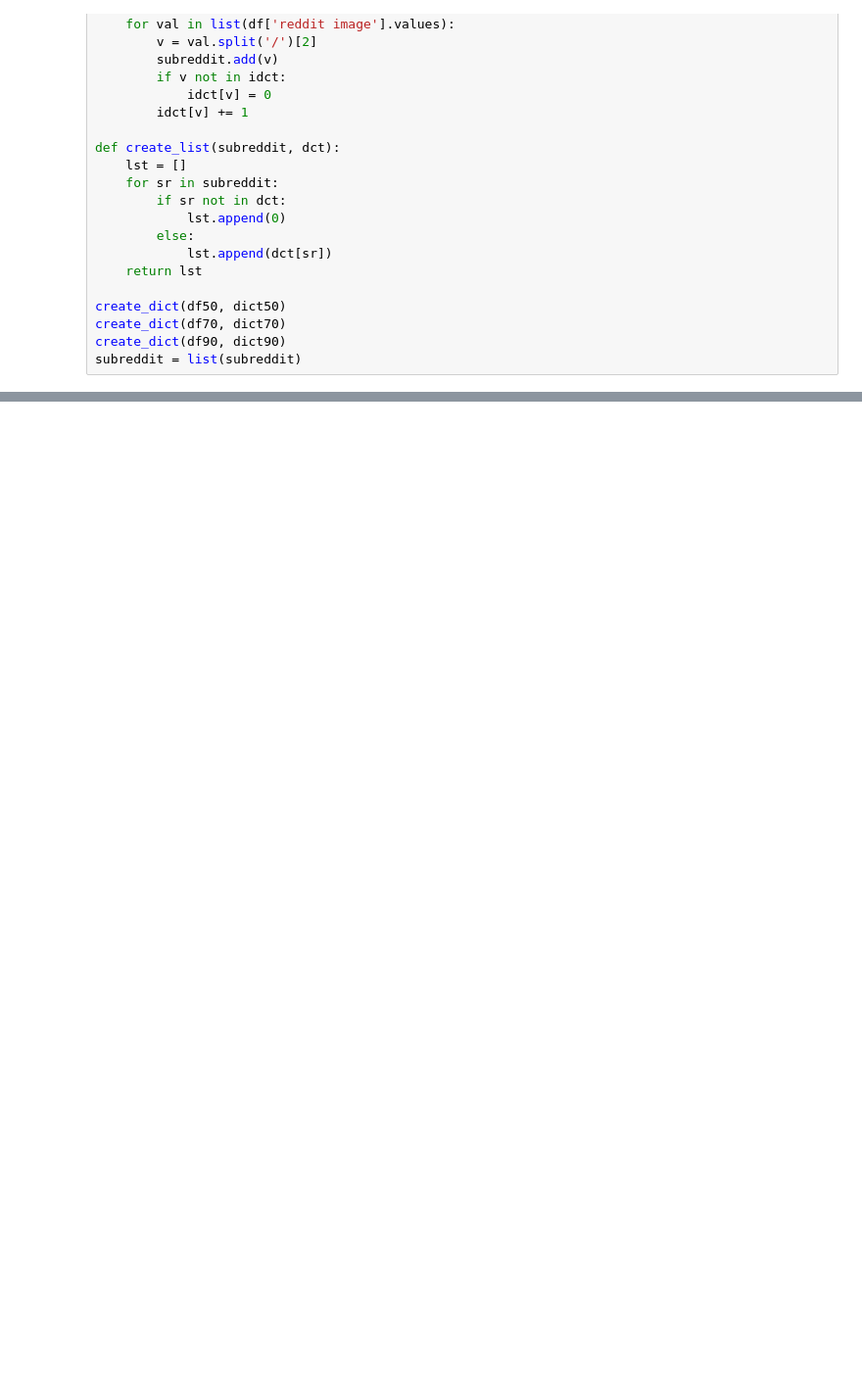
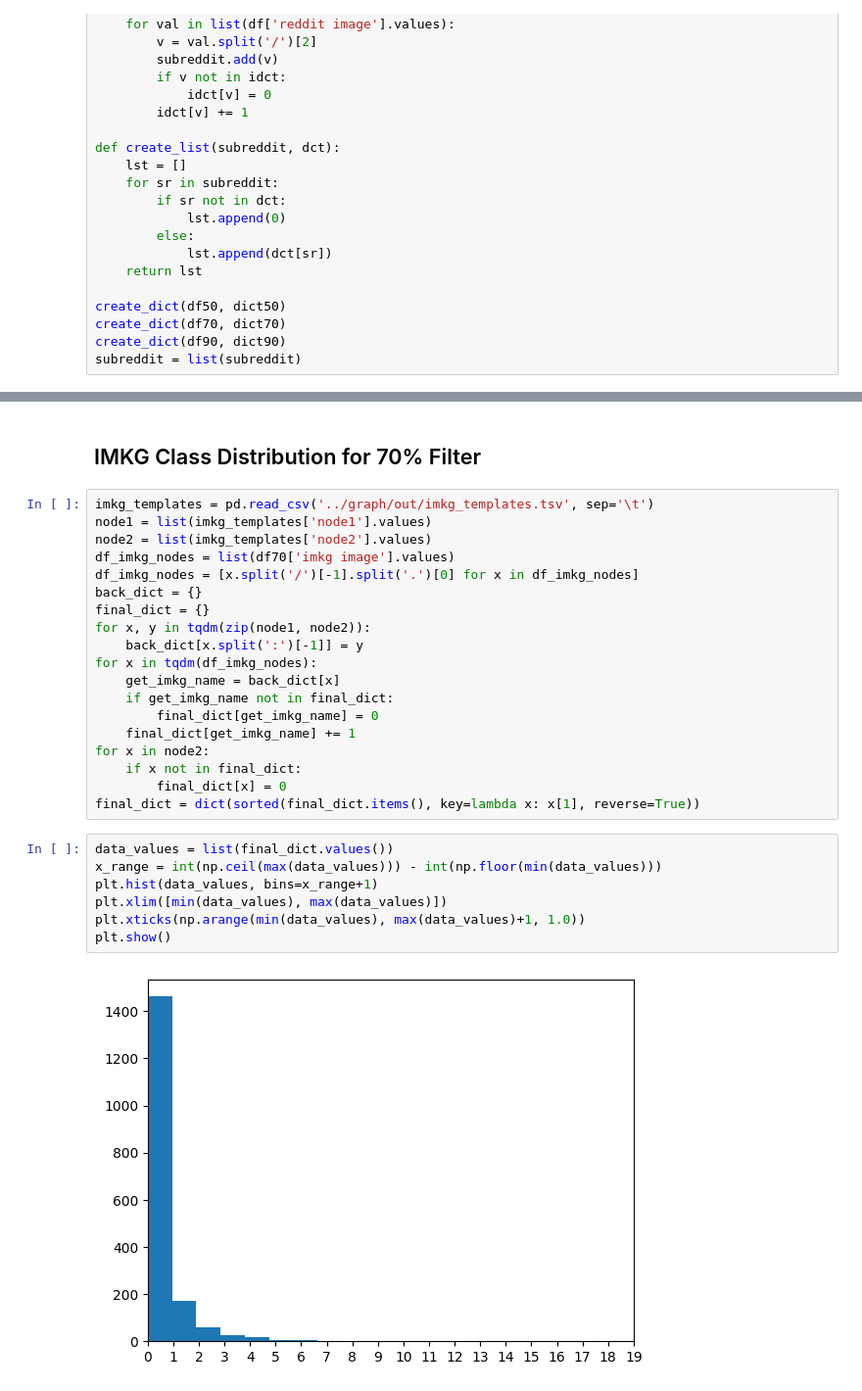
Before and after one commit to usc-isi-i2/social-media-meme-identification, a Jupyter notebook: analysis/data_analysis.ipynb, the cells around one changed output, grey strips where cells are left out. Shown at 98% size. Saved outputs shown, nothing was run; the diff lists cells and outputs as text; blank space fills up the shorter version.

```diff
--- a/analysis/data_analysis.ipynb
+++ b/analysis/data_analysis.ipynb
@@ -170,0 +175,30 @@ basic_bar_plot(subreddit, l, "Subreddit", "Count", "Image Count after Similarity
+# %% [markdown]
+## IMKG Class Distribution for 70% Filter
+# %%
+imkg_templates = pd.read_csv('../graph/out/imkg_templates.tsv', sep='\t')
+node1 = list(imkg_templates['node1'].values)
+node2 = list(imkg_templates['node2'].values)
+df_imkg_nodes = list(df70['imkg image'].values)
+df_imkg_nodes = [x.split('/')[-1].split('.')[0] for x in df_imkg_nodes]
+back_dict = {}
+final_dict = {}
+for x, y in tqdm(zip(node1, node2)):
+    back_dict[x.split(':')[-1]] = y
+for x in tqdm(df_imkg_nodes):
+    get_imkg_name = back_dict[x]
+    if get_imkg_name not in final_dict:
+        final_dict[get_imkg_name] = 0
+    final_dict[get_imkg_name] += 1
+for x in node2:
+    if x not in final_dict:
+        final_dict[x] = 0
+final_dict = dict(sorted(final_dict.items(), key=lambda x: x[1], reverse=True))
+# %%
+data_values = list(final_dict.values())
+x_range = int(np.ceil(max(data_values))) - int(np.floor(min(data_values)))
+plt.hist(data_values, bins=x_range+1)
+plt.xlim([min(data_values), max(data_values)])
+plt.xticks(np.arange(min(data_values), max(data_values)+1, 1.0))
+plt.show()
+# %% [output]
+[figure, added]
```
Also changed, not shown: parts of 8 cells of this notebook, 10 other files.
